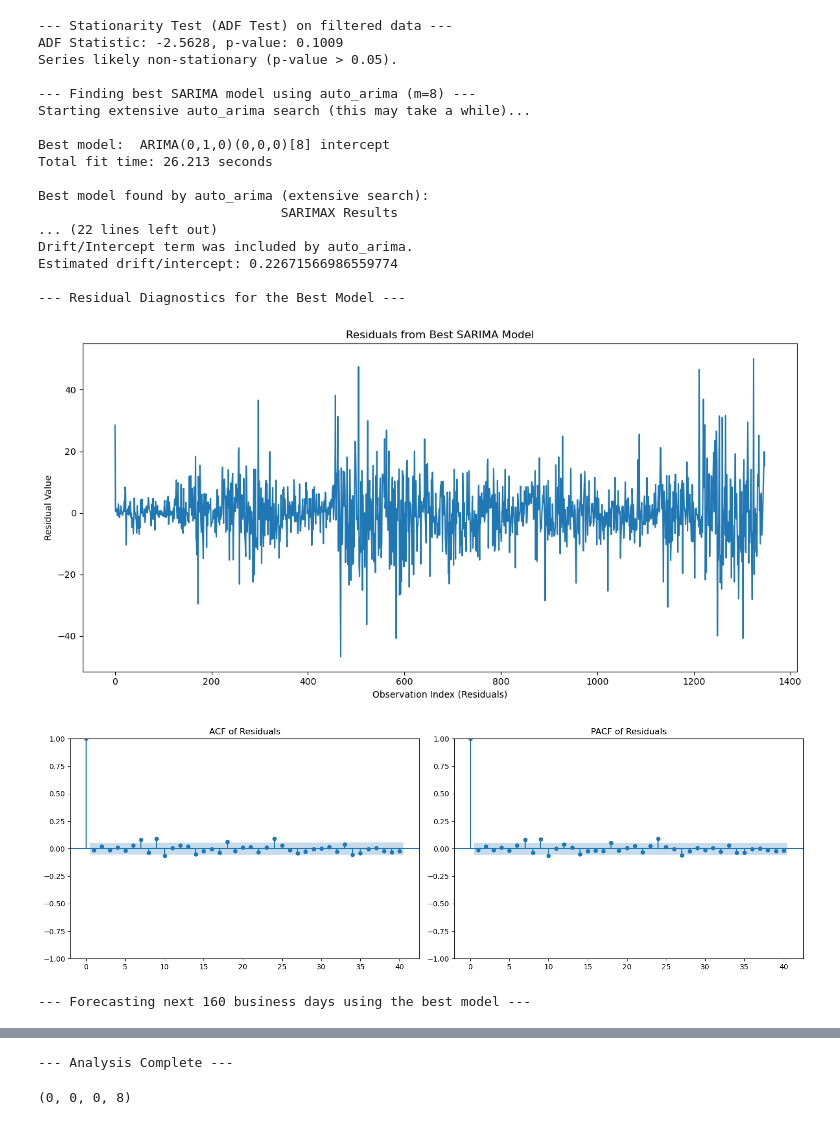
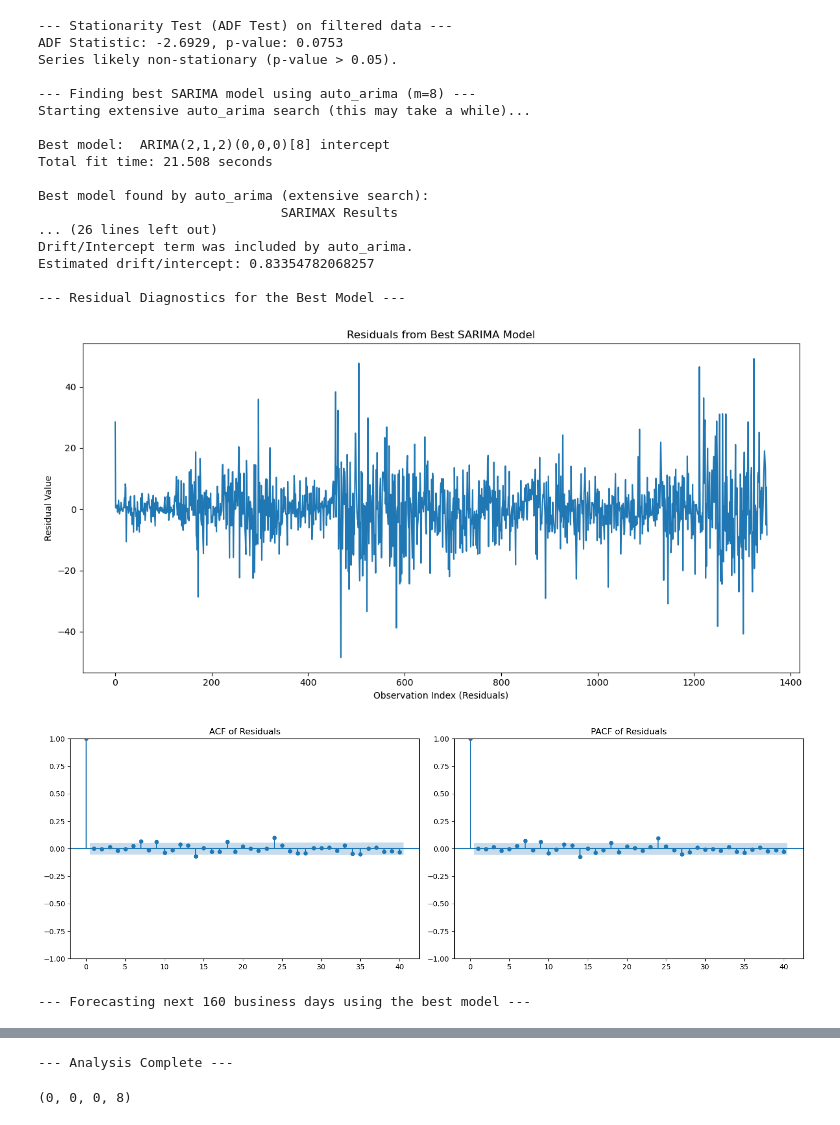
Before and after one commit to ForwardDT/S-ARIMA_predictions, a Jupyter notebook: SARIMA TESLA CLEAN WORKING.ipynb, the cells around one changed output, grey strips where cells are left out. Saved outputs shown, nothing was run; the diff lists cells and outputs as text; code cells hidden in the pictures.

```diff
--- a/SARIMA TESLA CLEAN WORKING.ipynb
+++ b/SARIMA TESLA CLEAN WORKING.ipynb
@@ -60,7 +51,7 @@ import pmdarima as pm
 # ------------------------------------------------------------------
 CSV_FILE       = "tesla_daily_data_2020_onwards.csv"
 START_DATE     = "2020-01-01"
-END_DATE       = "2025-05-13"
+END_DATE       = "2025-05-19"
 M              = 8              # seasonal period (8 business days)
 N_STEPS        = 30            # forecast horizon
 N_SIMS         = 1000           # number of simulation paths
@@ -288,7 +279,7 @@ Load with Calls -> direction is UP
 ### more overall prediction:
 
 
-###### WORKING OK but not as mathematica
+###### WORKING OK but this one is ARIMA not SARIMA
 
 import numpy as np
 import pandas as pd
@@ -302,7 +293,7 @@ import pmdarima as pm
 # --- Configuration ---
 csv_filename = "tesla_daily_data_2020_onwards.csv"
 MODEL_START_DATE = "2020-01-01"
-MODEL_END_DATE = "2025-05-13"
+MODEL_END_DATE = "2025-05-19"
 SEASONAL_PERIOD_M = 8
 n_steps = 160
 n_sims = 1000
@@ -516,61 +507,6 @@ try:
     simulation_successful = True
 except Exception as e: print(f"Error during simulation: {e}"); simulation_successful = False
 
-# if simulation_successful:
-#     last_vals_simulated = simulated_values_matrix[:, -1]
-#     # ... (rest of your simulation analysis: quartiles, etc. - this part doesn't depend on dates) ...
-#     mean_simulated_final_price = np.mean(last_vals_simulated)
-#     lower_quartile_simulated = np.percentile(last_vals_simulated, 25)
-#     upper_quartile_simulated = np.percentile(last_vals_simulated, 75)
-#     median_simulated_final_price = np.median(last_vals_simulated)
-#     print(f'\nSummary of simulated final prices after {n_steps} steps:') # Changed from days to steps
-#     print(f'  Mean simulated final price:       ${mean_simulated_final_price:.2f}')
-#     print(f'  Median simulated final price:     ${median_simulated_final_price:.2f}')
-#     print(f'  Lower Quartile (25th percentile): ${lower_quartile_simulated:.2f}')
-#     print(f'  Upper Quartile (75th percentile): ${upper_quartile_simulated:.2f}')
-#     mean_simulated_final_price = np.mean(last_vals_simulated)
-#     lower_quartile_simulated = np.percentile(last_vals_simulated, 25)
-#     upper_quartile_simulated = np.percentile(last_vals_simulated, 75)
-#     median_simulated_final_price = np.median(last_vals_simulated) # Median (50th percentile) often useful too
-
-#     print(f'\nSummary of simulated final prices after {n_steps} days:')
-#     print(f'  Mean simulated final price:       ${mean_simulated_final_price:.2f}')
-#     print(f'  Median simulated final price:     ${median_simulated_final_price:.2f}')
-#     print(f'  Lower Quartile (25th percentile): ${lower_quartile_simulated:.2f}')
-#     print(f'  Upper Quartile (75th percentile): ${upper_quartile_simulated:.2f}')
-
-
-
-#     # --- 8. Overlay some simulation paths ---
-#     plt.figure(figsize=(12, 6))
-#     # Plot observed data
-#     if 'original_dates_for_plotting' in locals() and len(original_dates_for_plotting) == len(close):
-#         plt.plot(original_dates_for_plotting, close.values, color='black', linewidth=1.5, label='Observed TSLA Price')
-#         # For simulation plot dates - similar logic to forecast dates
-#         try:
-#             simulation_plot_dates = pd.date_range(start=original_dates_for_plotting[-1] + pd.Timedelta(days=1), periods=n_steps, freq='B')
-#             if len(simulation_plot_dates) != n_steps: raise ValueError("Sim date length mismatch")
-#         except Exception:
-#             print("Warning: Could not generate reliable date index for simulation plot. Using relative integer index.")
-#             simulation_plot_dates = None # Fallback
-#     else:
-#         plt.plot(close.index, close.values, color='black', linewidth=1.5, label='Observed TSLA Price (Index)')
-#         simulation_plot_dates = None # Fallback
-
-#     num_paths_to_plot = min(200, n_sims)
-#     for i in range(num_paths_to_plot):
-#         if simulation_plot_dates is not None:
-#             plt.plot(simulation_plot_dates, simulated_values_matrix[i, :], color='blue', alpha=0.05)
-#         else: # Plot against integer index if dates are not available
-#             plt.plot(forecast_integer_index, simulated_values_matrix[i, :], color='blue', alpha=0.05) # Use forecast_integer_index
-
-#     plt.plot([], [], color='blue', alpha=0.3, label=f'Simulated Paths (first {num_paths_to_plot})')
-#     plt.title(f'TSLA Observed & {num_paths_to_plot} Simulated Future Paths ({n_steps} steps)')
-#     if simulation_plot_dates is not None or ('original_dates_for_plotting' in locals() and len(original_dates_for_plotting) == len(close)):
-#         plt.xlabel('Date / Observation Index')
-#     else:
-#         plt.xlabel('Observation Index')
-#     plt.ylabel('Price (USD)'); plt.legend(); plt.tight_layout(); plt.show()
 
 # print("\n--- Analysis Complete ---")
 if simulation_successful:
@@ -658,23 +594,23 @@ Last 5 values of 'close' series for model:
 dtype: float64
 [figure]
 --- Stationarity Test (ADF Test) on filtered data ---
-ADF Statistic: -2.5628, p-value: 0.1009
+ADF Statistic: -2.6929, p-value: 0.0753
 Series likely non-stationary (p-value > 0.05).
 
 --- Finding best SARIMA model using auto_arima (m=8) ---
 Starting extensive auto_arima search (this may take a while)...
 
-Best model:  ARIMA(0,1,0)(0,0,0)[8] intercept
-Total fit time: 26.213 seconds
+Best model:  ARIMA(2,1,2)(0,0,0)[8] intercept
+Total fit time: 21.508 seconds
 
 Best model found by auto_arima (extensive search):
                                SARIMAX Results
-... (22 lines left out)
+... (26 lines left out)
 Drift/Intercept term was included by auto_arima.
-Estimated drift/intercept: 0.22671566986559774
+Estimated drift/intercept: 0.83354782068257
 
 --- Residual Diagnostics for the Best Model ---
-[figure, old version]
+[figure, new version]
 [figure]
 --- Forecasting next 160 business days using the best model ---
 [figure]
@@ -699,4 +640,4 @@ Load with Calls -> direction is UP
---- Analysis Complete ---
+--- Analysis Complete ---
 # %%
 best_seasonal_order
 # %% [output]
```
Also changed, not shown: parts of 6 cells of this notebook.
